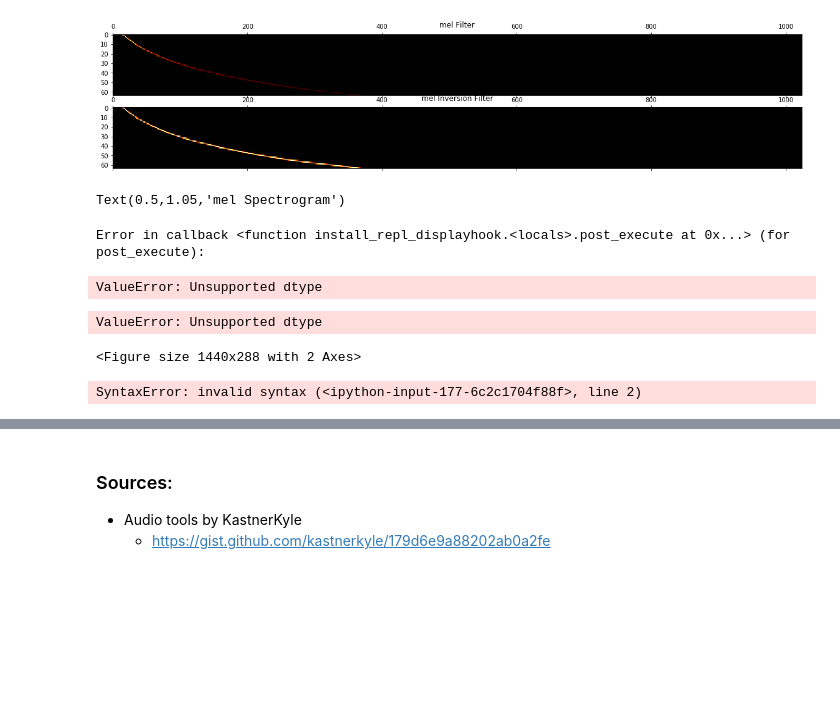
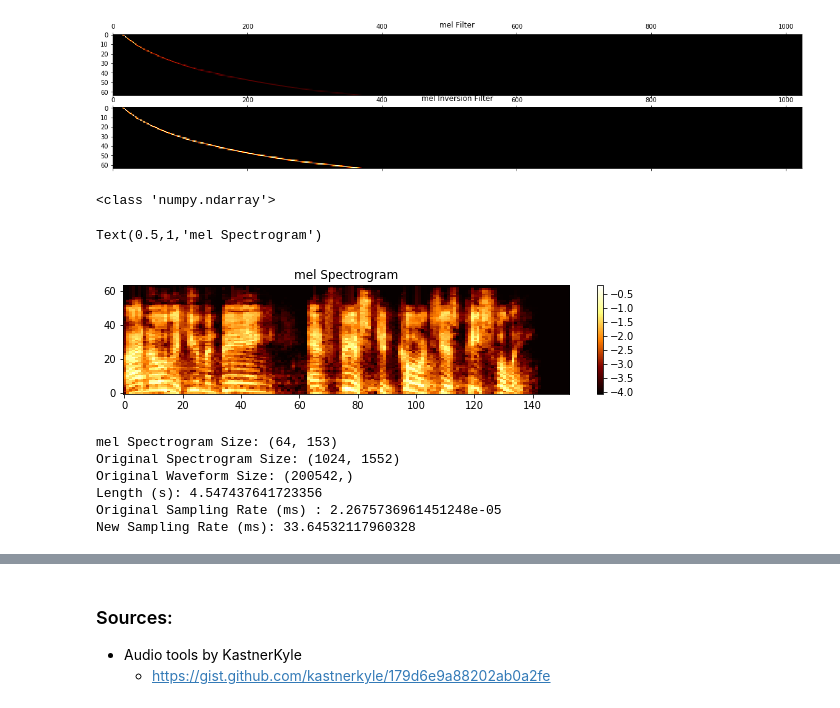
Before and after one commit to timsainb/python_spectrograms_and_inversion, a Jupyter notebook: Python-Spectrograms-MFCC-and-Inversion.ipynb, the cells around one changed output, grey strips where cells are left out. Cells and saved outputs as stored; diff of their text form; code cells hidden in the pictures; blank space fills up the shorter version.

```diff
--- a/Python-Spectrograms-MFCC-and-Inversion.ipynb
+++ b/Python-Spectrograms-MFCC-and-Inversion.ipynb
@@ -411,29 +411,37 @@ Text(0.5,1.05,'mel Inversion Filter')
 [figure]
 # %%
 mel_spec = make_mel(wav_spectrogram, mel_filter, shorten_factor = shorten_factor)
+
+mel_spec=np.asarray(mel_spec,dtype=np.float32)
+print(type(mel_spec))
+# %% [output]
+<class 'numpy.ndarray'>
 # %%
 # plot the compressed spec
-fig, ax = plt.subplots(nrows=1,ncols=1, figsize=(20,4))
-
-cax = ax.matshow(mel_spec, interpolation='nearest', aspect='auto', cmap=plt.cm.afmhot, origin='lower')
-fig.colorbar(cax)
+#fig, ax = plt.subplots(nrows=1,ncols=1, figsize=(20,4))
+plt.figure(figsize=(10,2))
+plt.subplot(111)
+plt.imshow(mel_spec, interpolation='nearest', aspect='auto', cmap=plt.cm.afmhot, origin='lower')
+plt.colorbar()
 plt.title('mel Spectrogram')
 # %% [output]
-Text(0.5,1.05,'mel Spectrogram')
+Text(0.5,1,'mel Spectrogram')
-Error in callback <function install_repl_displayhook.<locals>.post_execute at 0x...> (for post_execute):
-ValueError: Unsupported dtype
-ValueError: Unsupported dtype
-<Figure size 1440x288 with 2 Axes>
+[figure, added]
 # %%
 # Output some stats of our file
-print ''.join(['mel Spectrogram Size: ',str(np.shape(mel_spec))])
-print ''.join(['Original Spectrogram Size: ',str(np.shape(np.transpose(wav_spectrogram)))])
-print ''.join(['Original Waveform Size: ',str(np.shape(data))])
-print ''.join(['Length (s): ', str(len(data)/float(rate))])
-print ''.join(['Original Sampling Rate (ms) : ', str(1./float(rate))])
-print ''.join(['New Sampling Rate (ms): ', str(float(np.shape(mel_spec)[1]) / (len(data)/float(rate)))])
+print(''.join(['mel Spectrogram Size: ',str(np.shape(mel_spec))]))
+print(''.join(['Original Spectrogram Size: ',str(np.shape(np.transpose(wav_spectrogram)))]))
+print(''.join(['Original Waveform Size: ',str(np.shape(data))]))
+print(''.join(['Length (s): ', str(len(data)/float(rate))]))
+print(''.join(['Original Sampling Rate (ms) : ', str(1./float(rate))]))
+print(''.join(['New Sampling Rate (ms): ', str(float(np.shape(mel_spec)[1]) / (len(data)/float(rate)))]))
 # %% [output]
-SyntaxError: invalid syntax (<ipython-input-177-6c2c1704f88f>, line 2)
+mel Spectrogram Size: (64, 153)
+Original Spectrogram Size: (1024, 1552)
+Original Waveform Size: (200542,)
+Length (s): 4.547437641723356
+Original Sampling Rate (ms) : 2.2675736961451248e-05
+New Sampling Rate (ms): 33.64532117960328
 # %%
 mel_inverted_spectrogram = mel_to_spectrogram(mel_spec, mel_inversion_filter,
                                                 spec_thresh=spec_thresh,
```
Also changed, not shown: parts of 2 cells of this notebook.
